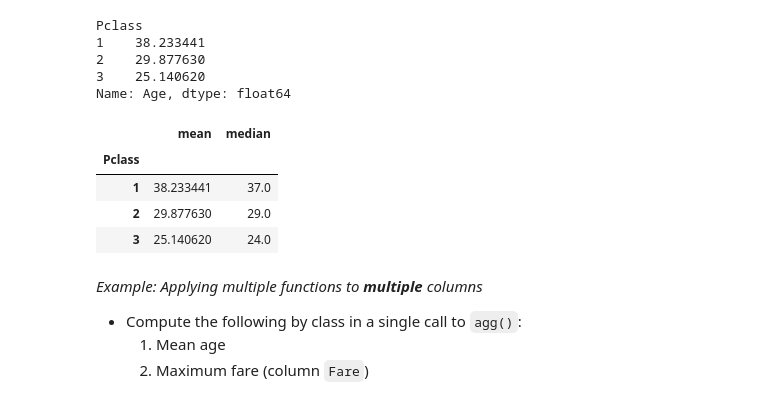
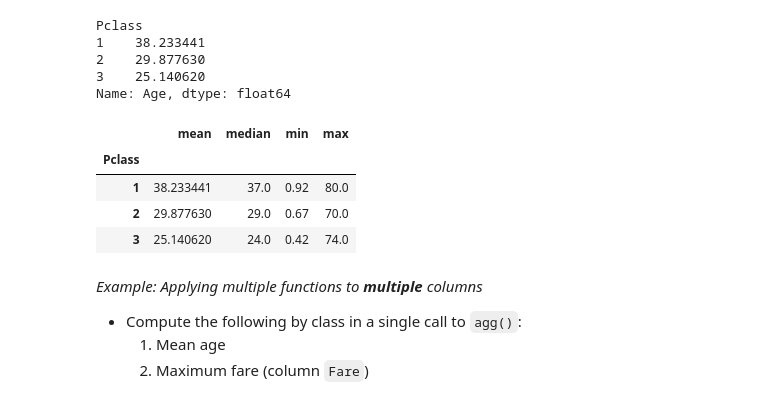
Before and after one commit to Vanya-n/TECH2-H25, a Jupyter notebook: lectures/lecture4/lecture4-template-VN.ipynb, the cells around one changed output. Cells and saved outputs as stored; diff of their text form; code cells hidden in the pictures.

```diff
--- a/lectures/lecture4/lecture4-template-VN.ipynb
+++ b/lectures/lecture4/lecture4-template-VN.ipynb
@@ -331,13 +347,13 @@ Pclass
 3    25.140620
 Name: Age, dtype: float64
 # %%
-df.groupby('Pclass')['Age'].agg(['mean','median'])
+df.groupby('Pclass')['Age'].agg(['mean','median','min','max'])
 # %% [output]
-|  | mean | median |
-| Pclass |  |  |
-| 1 | 38.233441 | 37.0 |
-| 2 | 29.877630 | 29.0 |
-| 3 | 25.140620 | 24.0 |
+|  | mean | median | min | max |
+| Pclass |  |  |  |  |
+| 1 | 38.233441 | 37.0 | 0.92 | 80.0 |
+| 2 | 29.877630 | 29.0 | 0.67 | 70.0 |
+| 3 | 25.140620 | 24.0 | 0.42 | 74.0 |
 # %% [markdown]
 *Example: Applying multiple functions to **multiple** columns*
 
```
Also changed, not shown: parts of 4 cells of this notebook.
